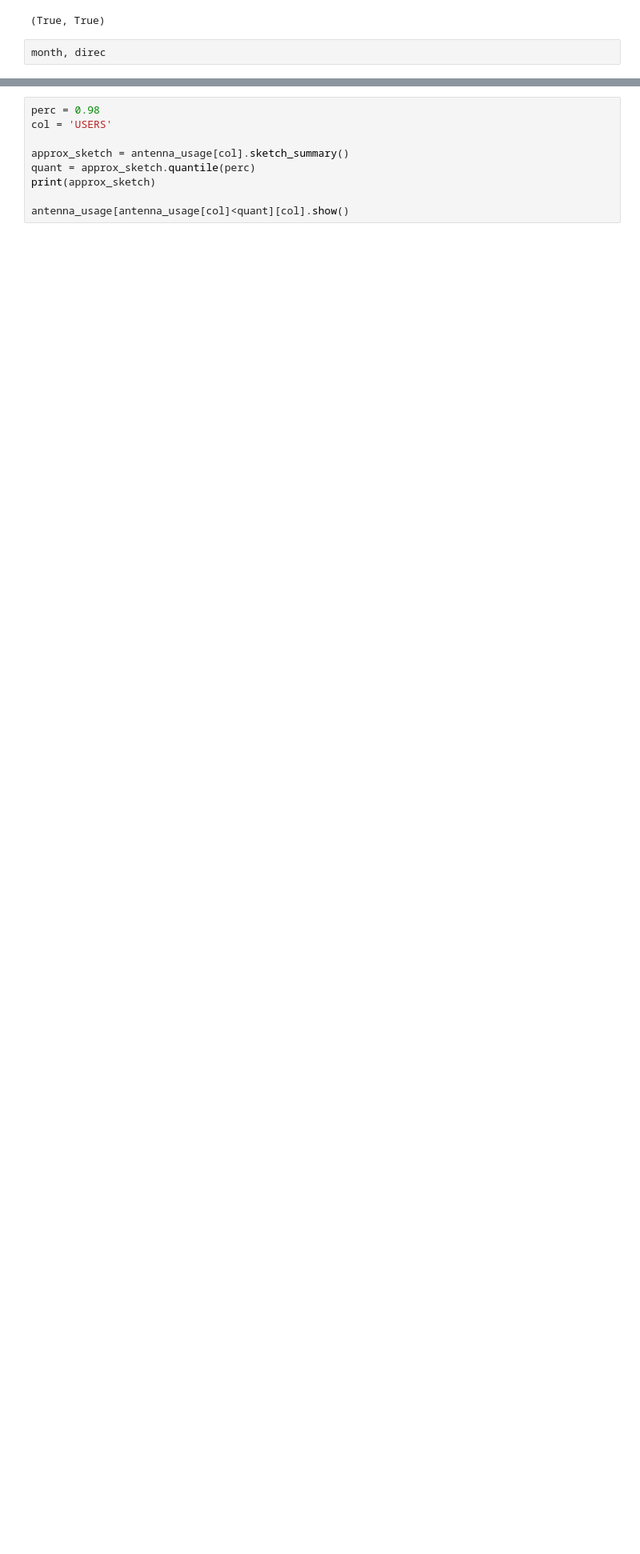
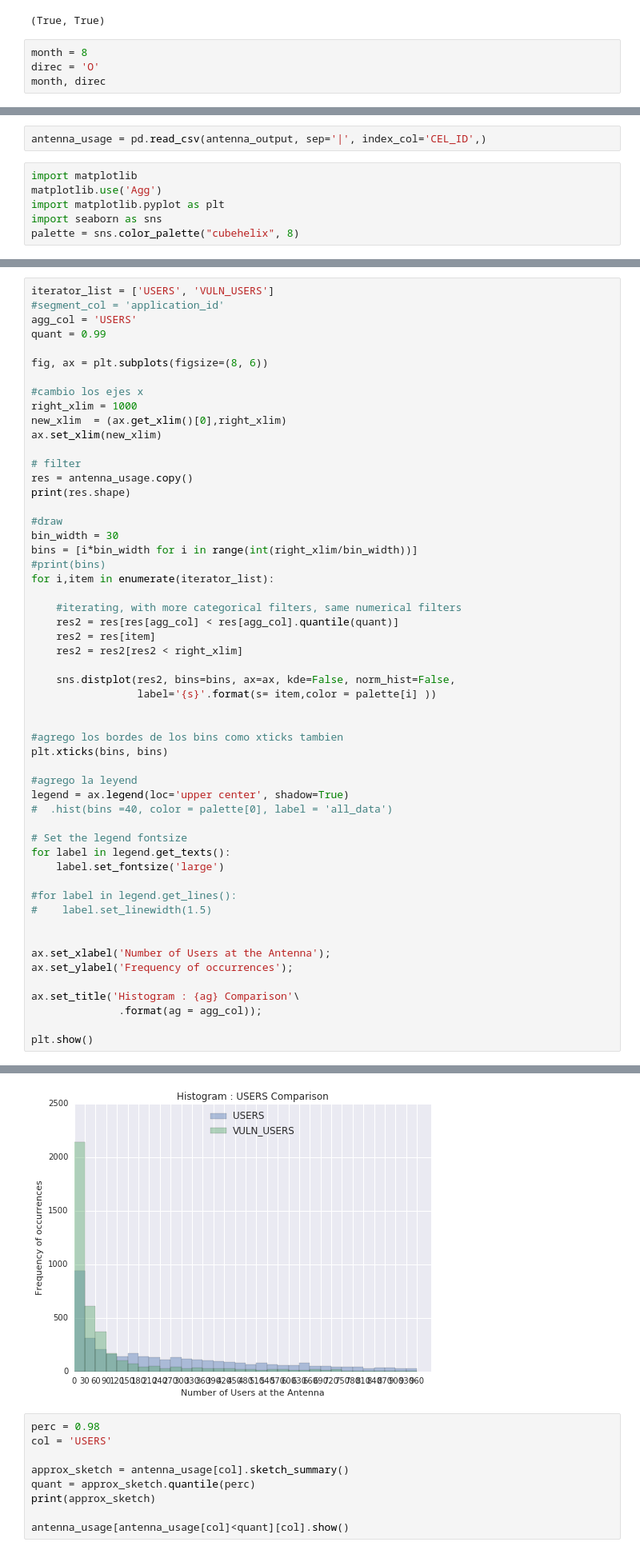
Before and after one commit to jdemonasterio/Tesis, a Jupyter notebook: mexico-scripts-ver2/antennaAnalytics-mex.ipynb, the cells around one changed output, grey strips where cells are left out. Shown at 80% size. Cells and saved outputs as stored; diff of their text form; blank space fills up the shorter version.

```diff
--- a/mexico-scripts-ver2/antennaAnalytics-mex.ipynb
+++ b/mexico-scripts-ver2/antennaAnalytics-mex.ipynb
@@ -436,5 +439,7 @@ antenna_usage['VULN_CALLS']= antenna_usage[epi_call_columns]\
 # %% [output]
 (True, True)
 # %%
+month = 8
+direc = 'O'
 month, direc
 # %% [output]
@@ -466,0 +477,8 @@ CEL_ID|TimeWeekDay_VUL|TimeWeekEnd|CallsWeekDay|CallsWeekNight|TimeWeekNight_VUL
+# %%
+antenna_usage = pd.read_csv(antenna_output, sep='|', index_col='CEL_ID',)
+# %%
+import matplotlib
+matplotlib.use('Agg')
+import matplotlib.pyplot as plt
+import seaborn as sns
+palette = sns.color_palette("cubehelix", 8)
@@ -466,0 +523,55 @@ CEL_ID|TimeWeekDay_VUL|TimeWeekEnd|CallsWeekDay|CallsWeekNight|TimeWeekNight_VUL
+# %%
+iterator_list = ['USERS', 'VULN_USERS']
+#segment_col = 'application_id'
+agg_col = 'USERS'
+quant = 0.99
+
+fig, ax = plt.subplots(figsize=(8, 6))
+
+#cambio los ejes x
+right_xlim = 1000
+new_xlim  = (ax.get_xlim()[0],right_xlim)
+ax.set_xlim(new_xlim)
+
+# filter
+res = antenna_usage.copy()
+print(res.shape)
+
+#draw
+bin_width = 30
+bins = [i*bin_width for i in range(int(right_xlim/bin_width))]
+#print(bins)
+for i,item in enumerate(iterator_list):
+
+    #iterating, with more categorical filters, same numerical filters
+    res2 = res[res[agg_col] < res[agg_col].quantile(quant)]
+    res2 = res[item]
+    res2 = res2[res2 < right_xlim]
+
+    sns.distplot(res2, bins=bins, ax=ax, kde=False, norm_hist=False,
+                 label='{s}'.format(s= item,color = palette[i] ))
+
+
+#agrego los bordes de los bins como xticks tambien
+plt.xticks(bins, bins)
+
+#agrego la leyend
+legend = ax.legend(loc='upper center', shadow=True)
+#  .hist(bins =40, color = palette[0], label = 'all_data')
+
+# Set the legend fontsize
+for label in legend.get_texts():
+    label.set_fontsize('large')
+
+#for label in legend.get_lines():
+#    label.set_linewidth(1.5)
+
+
+ax.set_xlabel('Number of Users at the Antenna');
+ax.set_ylabel('Frequency of occurrences');
+
+ax.set_title('Histogram : {ag} Comparison'\
+              .format(ag = agg_col));
+
+plt.show()
+# %% [output]
@@ -467,3 +579,4 @@ CEL_ID|TimeWeekDay_VUL|TimeWeekEnd|CallsWeekDay|CallsWeekNight|TimeWeekNight_VUL
+[figure, added]
 # %%
 perc = 0.98
 col = 'USERS'
```
Also changed, not shown: parts of 23 cells of this notebook, 1 other file.
